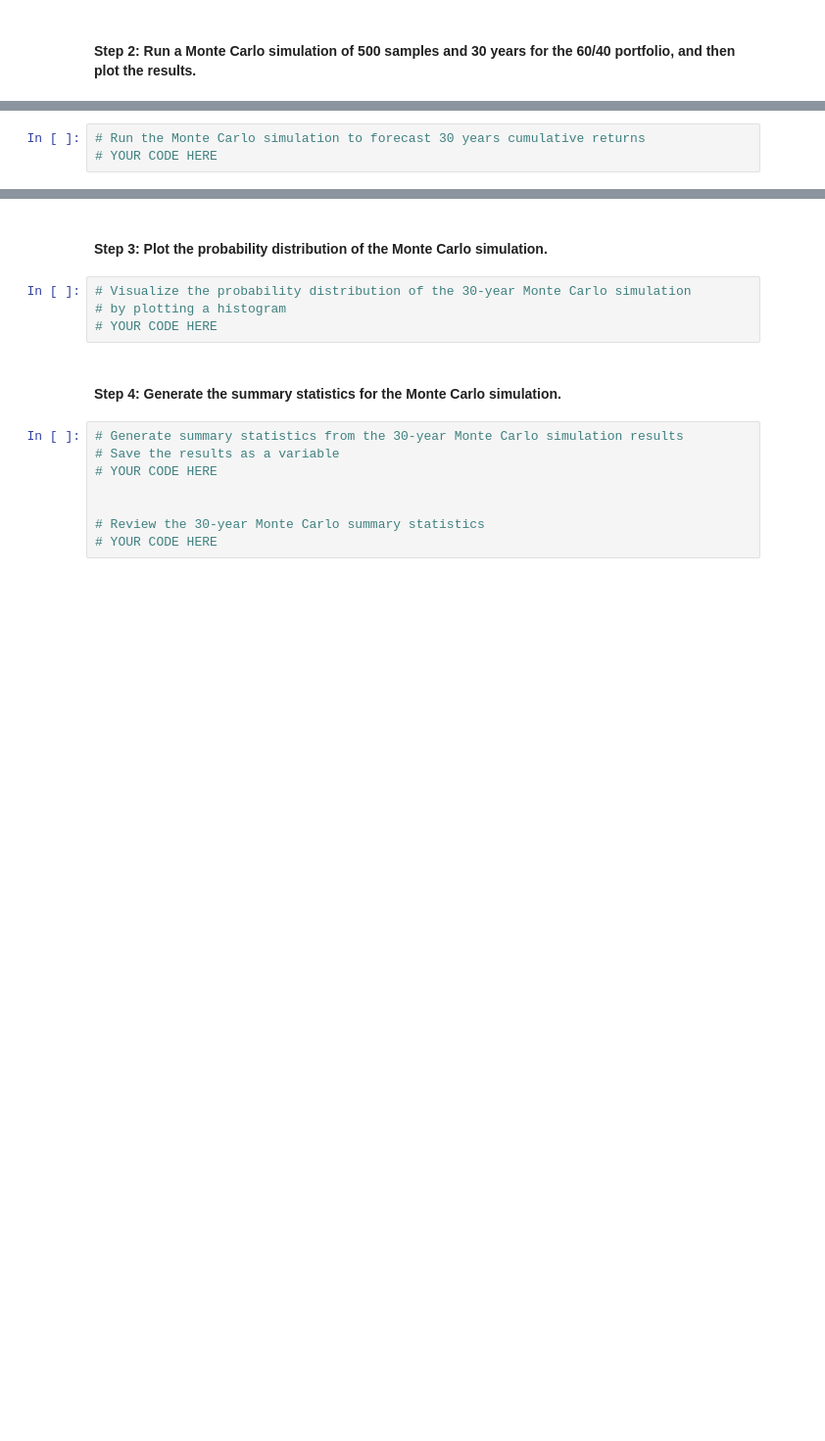
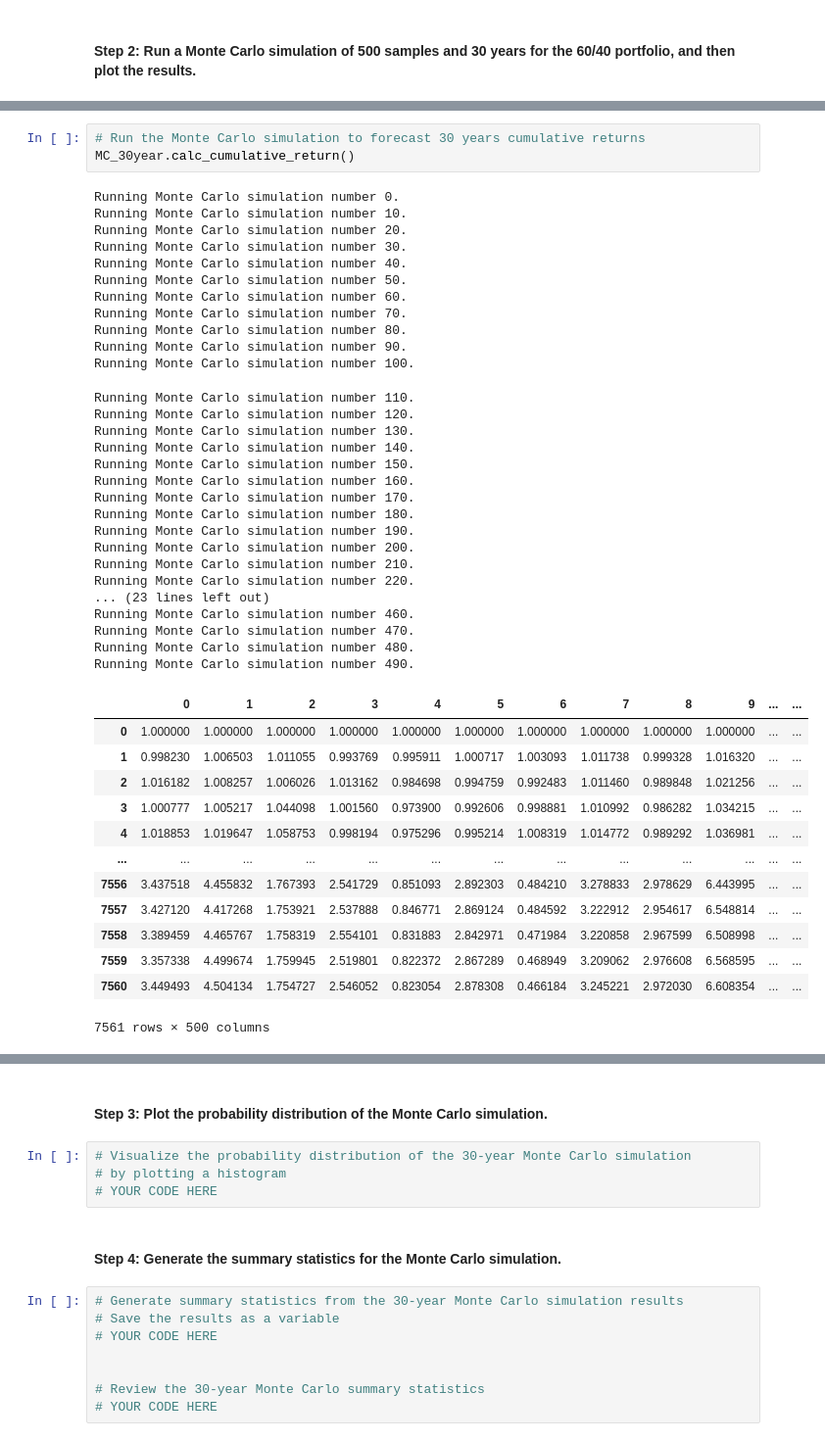
Before and after one commit to halamkim/challenge_05, a Jupyter notebook: financial_planning_tools.ipynb, the cells around one changed output, grey strips where cells are left out. Shown at 98% size. Drawn from its saved outputs; the diff is of its cells as text; blank space fills up the shorter version.

```diff
--- a/financial_planning_tools.ipynb
+++ b/financial_planning_tools.ipynb
@@ -467,6 +506,48 @@ In this section, you’ll use the MCForecastTools library to create a Monte Carl
 # %%
 # Run the Monte Carlo simulation to forecast 30 years cumulative returns
-# YOUR CODE HERE
+MC_30year.calc_cumulative_return()
+# %% [output]
+Running Monte Carlo simulation number 0.
+Running Monte Carlo simulation number 10.
+Running Monte Carlo simulation number 20.
+Running Monte Carlo simulation number 30.
+Running Monte Carlo simulation number 40.
+Running Monte Carlo simulation number 50.
+Running Monte Carlo simulation number 60.
+Running Monte Carlo simulation number 70.
+Running Monte Carlo simulation number 80.
+Running Monte Carlo simulation number 90.
+Running Monte Carlo simulation number 100.
+Running Monte Carlo simulation number 110.
+Running Monte Carlo simulation number 120.
+Running Monte Carlo simulation number 130.
+Running Monte Carlo simulation number 140.
+Running Monte Carlo simulation number 150.
+Running Monte Carlo simulation number 160.
+Running Monte Carlo simulation number 170.
+Running Monte Carlo simulation number 180.
+Running Monte Carlo simulation number 190.
+Running Monte Carlo simulation number 200.
+Running Monte Carlo simulation number 210.
+Running Monte Carlo simulation number 220.
+... (23 lines left out)
+Running Monte Carlo simulation number 460.
+Running Monte Carlo simulation number 470.
+Running Monte Carlo simulation number 480.
+Running Monte Carlo simulation number 490.
+|  | 0 | 1 | 2 | 3 | 4 | 5 | 6 | 7 | 8 | 9 | ... | ... |
+| 0 | 1.000000 | 1.000000 | 1.000000 | 1.000000 | 1.000000 | 1.000000 | 1.000000 | 1.000000 | 1.000000 | 1.000000 | ... | ... |
+| 1 | 0.998230 | 1.006503 | 1.011055 | 0.993769 | 0.995911 | 1.000717 | 1.003093 | 1.011738 | 0.999328 | 1.016320 | ... | ... |
+| 2 | 1.016182 | 1.008257 | 1.006026 | 1.013162 | 0.984698 | 0.994759 | 0.992483 | 1.011460 | 0.989848 | 1.021256 | ... | ... |
+| 3 | 1.000777 | 1.005217 | 1.044098 | 1.001560 | 0.973900 | 0.992606 | 0.998881 | 1.010992 | 0.986282 | 1.034215 | ... | ... |
+| 4 | 1.018853 | 1.019647 | 1.058753 | 0.998194 | 0.975296 | 0.995214 | 1.008319 | 1.014772 | 0.989292 | 1.036981 | ... | ... |
+| ... | ... | ... | ... | ... | ... | ... | ... | ... | ... | ... | ... | ... |
+| 7556 | 3.437518 | 4.455832 | 1.767393 | 2.541729 | 0.851093 | 2.892303 | 0.484210 | 3.278833 | 2.978629 | 6.443995 | ... | ... |
+| 7557 | 3.427120 | 4.417268 | 1.753921 | 2.537888 | 0.846771 | 2.869124 | 0.484592 | 3.222912 | 2.954617 | 6.548814 | ... | ... |
+| 7558 | 3.389459 | 4.465767 | 1.758319 | 2.554101 | 0.831883 | 2.842971 | 0.471984 | 3.220858 | 2.967599 | 6.508998 | ... | ... |
+| 7559 | 3.357338 | 4.499674 | 1.759945 | 2.519801 | 0.822372 | 2.867289 | 0.468949 | 3.209062 | 2.976608 | 6.568595 | ... | ... |
+| 7560 | 3.449493 | 4.504134 | 1.754727 | 2.546052 | 0.823054 | 2.878308 | 0.466184 | 3.245221 | 2.972030 | 6.608354 | ... | ... |
+7561 rows × 500 columns
 # %%
 # Visualize the 30-year Monte Carlo simulation by creating an
 # overlay line plot
```
Also changed, not shown: parts of 4 cells of this notebook.
